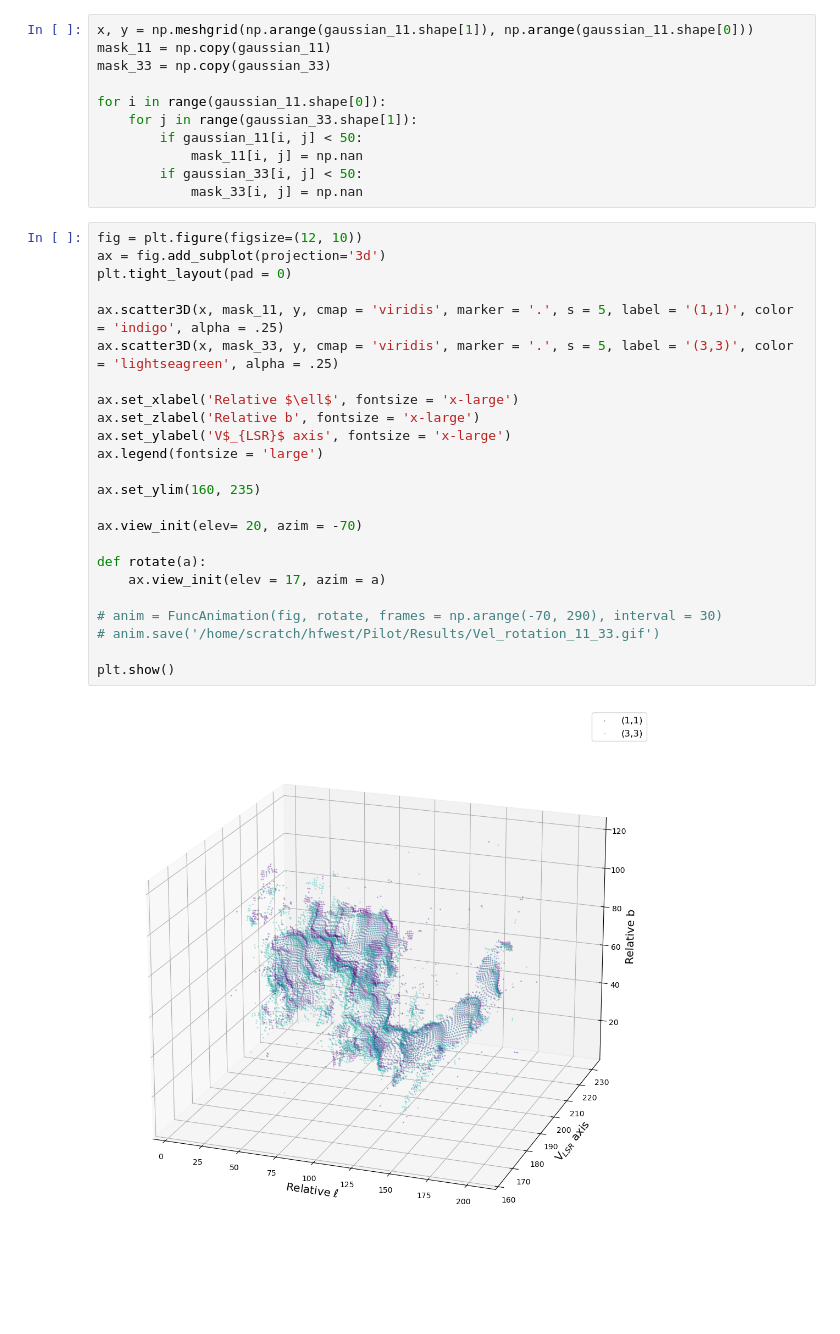
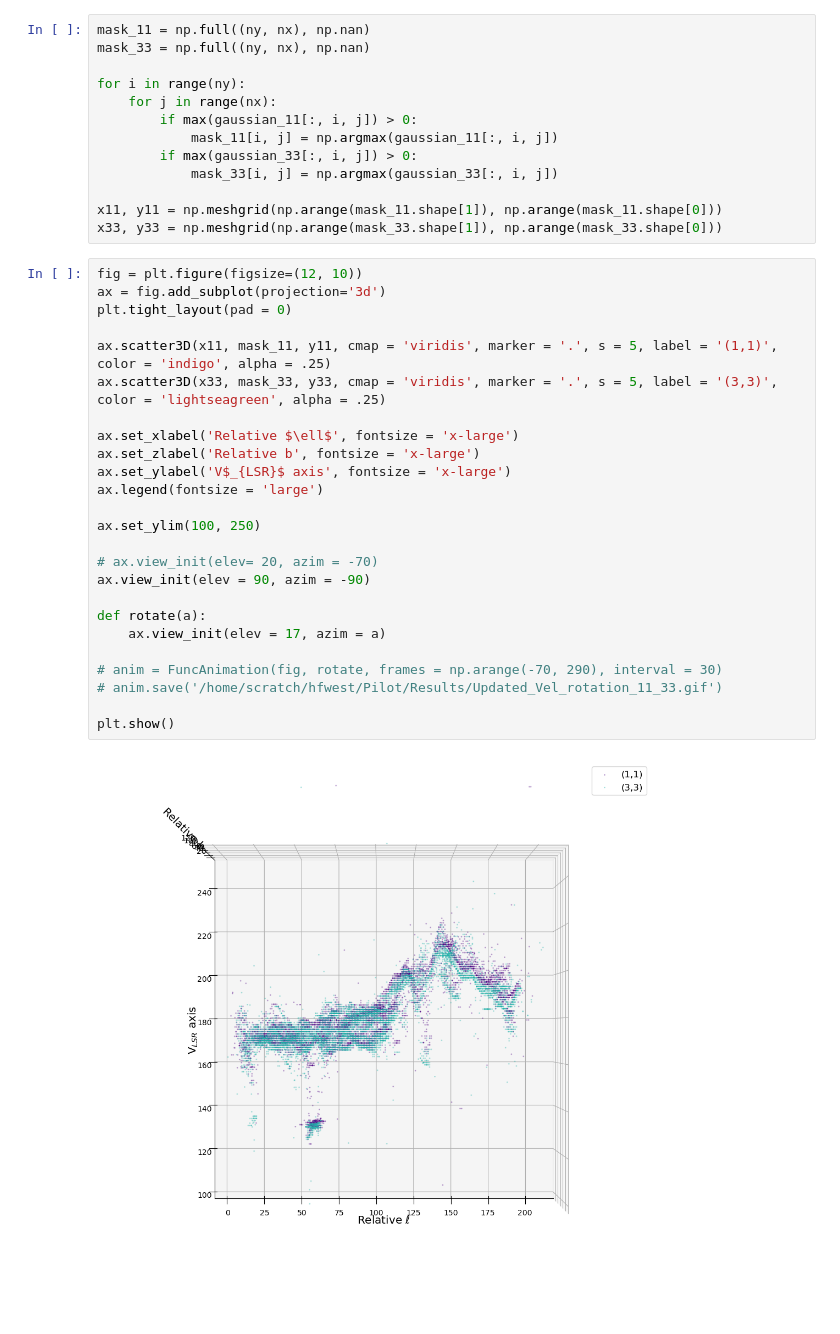
Before and after one commit to harrisonfwest/GBO-REU, a Jupyter notebook: Notebooks/3d-plot.ipynb, the cells around one changed output. Drawn from its saved outputs; the diff is of its cells as text; blank space fills up the shorter version.

```diff
--- a/Notebooks/3d-plot.ipynb
+++ b/Notebooks/3d-plot.ipynb
@@ -13,37 +25,40 @@ gaussian_33 = fits.open('/home/scratch/hfwest/Pilot/Results/33/Pilot_NH3_33_bl2_
 # %%
-x, y = np.meshgrid(np.arange(gaussian_11.shape[1]), np.arange(gaussian_11.shape[0]))
-mask_11 = np.copy(gaussian_11)
-mask_33 = np.copy(gaussian_33)
+mask_11 = np.full((ny, nx), np.nan)
+mask_33 = np.full((ny, nx), np.nan)
 
-for i in range(gaussian_11.shape[0]):
-    for j in range(gaussian_33.shape[1]):
-        if gaussian_11[i, j] < 50:
-            mask_11[i, j] = np.nan
-        if gaussian_33[i, j] < 50:
-            mask_33[i, j] = np.nan
+for i in range(ny):
+    for j in range(nx):
+        if max(gaussian_11[:, i, j]) > 0:
+            mask_11[i, j] = np.argmax(gaussian_11[:, i, j])
+        if max(gaussian_33[:, i, j]) > 0:
+            mask_33[i, j] = np.argmax(gaussian_33[:, i, j])
+
+x11, y11 = np.meshgrid(np.arange(mask_11.shape[1]), np.arange(mask_11.shape[0]))
+x33, y33 = np.meshgrid(np.arange(mask_33.shape[1]), np.arange(mask_33.shape[0]))
 # %%
 fig = plt.figure(figsize=(12, 10))
 ax = fig.add_subplot(projection='3d')
 plt.tight_layout(pad = 0)
 
-ax.scatter3D(x, mask_11, y, cmap = 'viridis', marker = '.', s = 5, label = '(1,1)', color = 'indigo', alpha = .25)
-ax.scatter3D(x, mask_33, y, cmap = 'viridis', marker = '.', s = 5, label = '(3,3)', color = 'lightseagreen', alpha = .25)
+ax.scatter3D(x11, mask_11, y11, cmap = 'viridis', marker = '.', s = 5, label = '(1,1)', color = 'indigo', alpha = .25)
+ax.scatter3D(x33, mask_33, y33, cmap = 'viridis', marker = '.', s = 5, label = '(3,3)', color = 'lightseagreen', alpha = .25)
 
 ax.set_xlabel('Relative $\ell$', fontsize = 'x-large')
 ax.set_zlabel('Relative b', fontsize = 'x-large')
 ax.set_ylabel('V$_{LSR}$ axis', fontsize = 'x-large')
 ax.legend(fontsize = 'large')
 
-ax.set_ylim(160, 235)
+ax.set_ylim(100, 250)
 
-ax.view_init(elev= 20, azim = -70)
+# ax.view_init(elev= 20, azim = -70)
+ax.view_init(elev = 90, azim = -90)
 
 def rotate(a):
     ax.view_init(elev = 17, azim = a)
 
 # anim = FuncAnimation(fig, rotate, frames = np.arange(-70, 290), interval = 30)
-# anim.save('/home/scratch/hfwest/Pilot/Results/Vel_rotation_11_33.gif')
+# anim.save('/home/scratch/hfwest/Pilot/Results/Updated_Vel_rotation_11_33.gif')
 
 plt.show()
 # %% [output]
-[figure, old version]
+[figure, new version]
```
Also changed, not shown: parts of 2 cells of this notebook.
